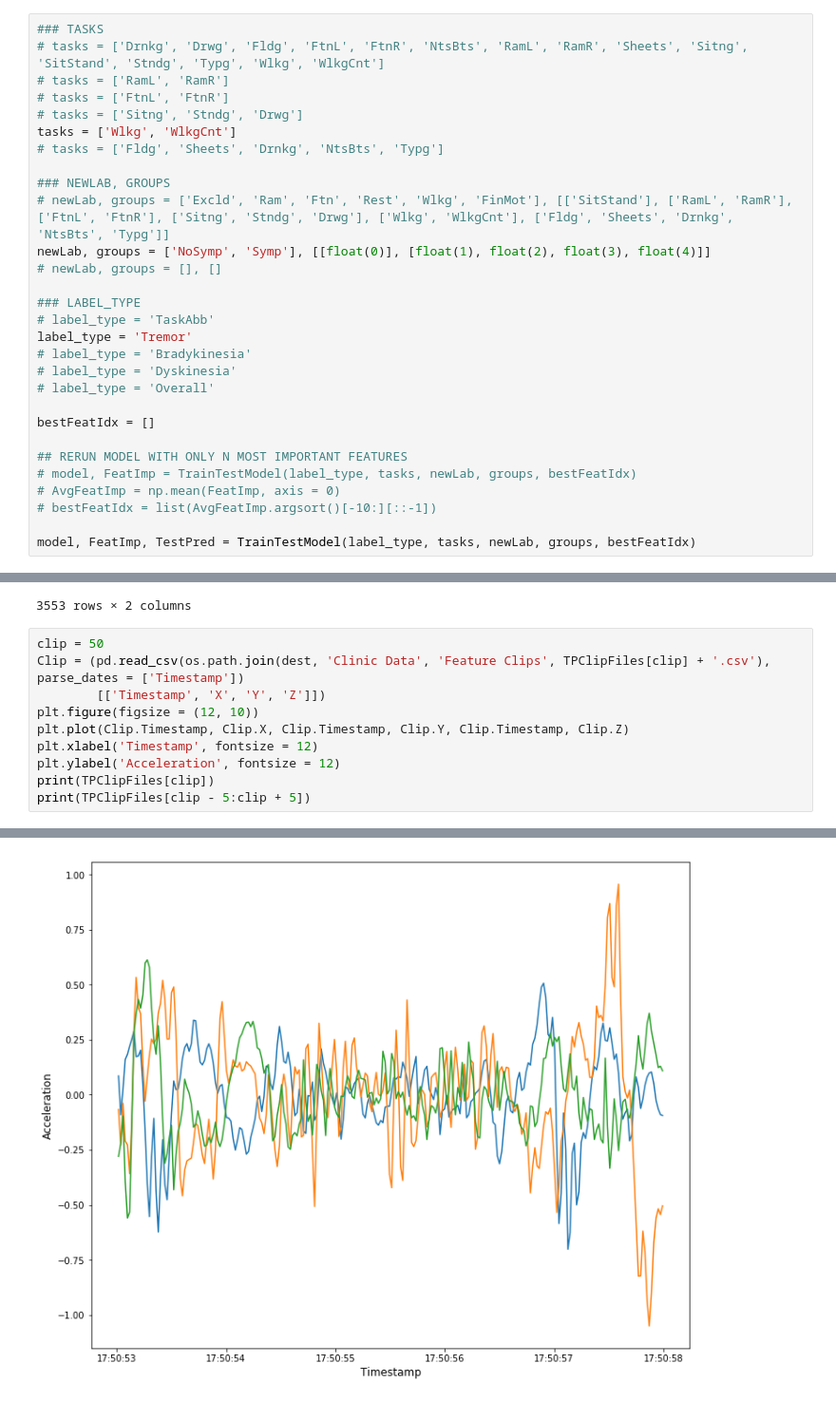
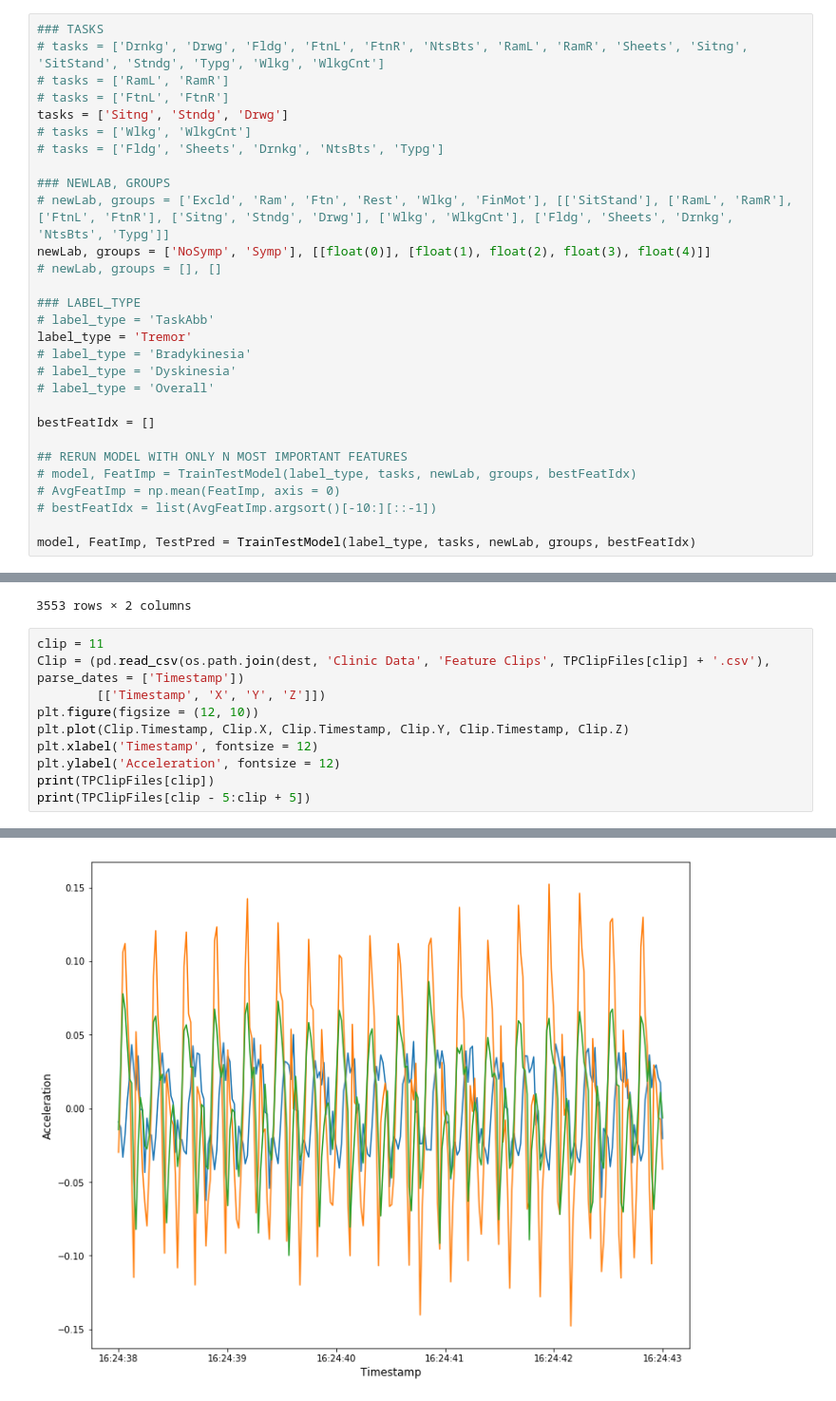
Before and after one commit to nshawen/CIS_PD, a Jupyter notebook: WatchDataRFModel.ipynb, the cells around one changed output, grey strips where cells are left out. Shown at 95% size. Cells and saved outputs as stored; diff of their text form.

```diff
--- a/WatchDataRFModel.ipynb
+++ b/WatchDataRFModel.ipynb
@@ -245,8 +245,8 @@ def TrainTestModel(label_type, tasks, newLab, groups, bestFeatIdx):
 # tasks = ['Drnkg', 'Drwg', 'Fldg', 'FtnL', 'FtnR', 'NtsBts', 'RamL', 'RamR', 'Sheets', 'Sitng', 'SitStand', 'Stndg', 'Typg', 'Wlkg', 'WlkgCnt']
 # tasks = ['RamL', 'RamR']
 # tasks = ['FtnL', 'FtnR']
-# tasks = ['Sitng', 'Stndg', 'Drwg']
-tasks = ['Wlkg', 'WlkgCnt']
+tasks = ['Sitng', 'Stndg', 'Drwg']
+# tasks = ['Wlkg', 'WlkgCnt']
 # tasks = ['Fldg', 'Sheets', 'Drnkg', 'NtsBts', 'Typg']
 
 ### NEWLAB, GROUPS
@@ -320,7 +337,7 @@ TestPred
 | 3552 | NoSymp | NoSymp |
 3553 rows × 2 columns
 # %%
-clip = 50
+clip = 11
 Clip = (pd.read_csv(os.path.join(dest, 'Clinic Data', 'Feature Clips', TPClipFiles[clip] + '.csv'), parse_dates = ['Timestamp'])
         [['Timestamp', 'X', 'Y', 'Z']])
 plt.figure(figsize = (12, 10))
@@ -335,2 +352,2 @@ print(TPClipFiles[clip - 5:clip + 5])
-[figure, old version]
+[figure, new version]
 # %%
```
Also changed, not shown: parts of 4 cells of this notebook.
